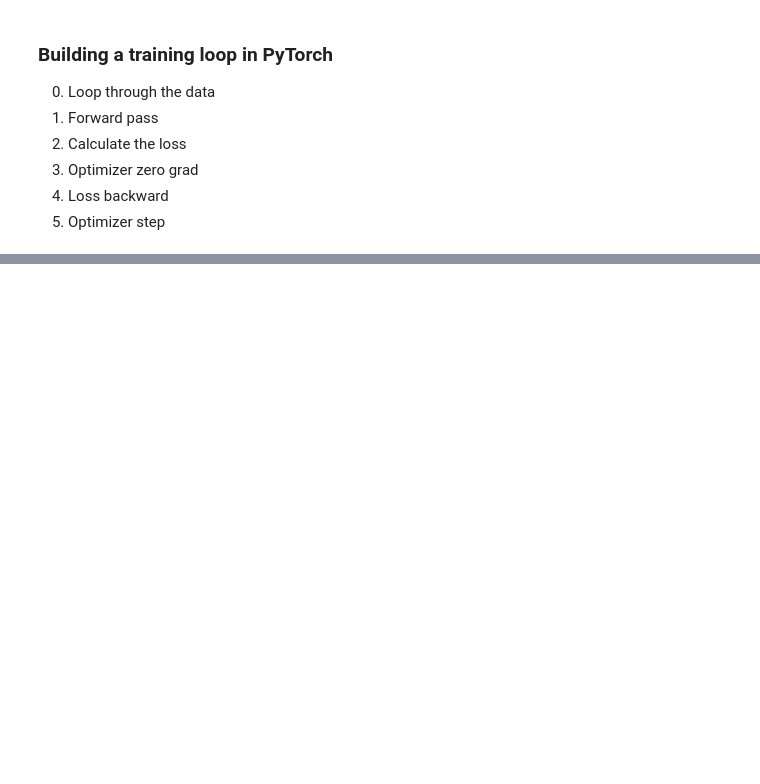
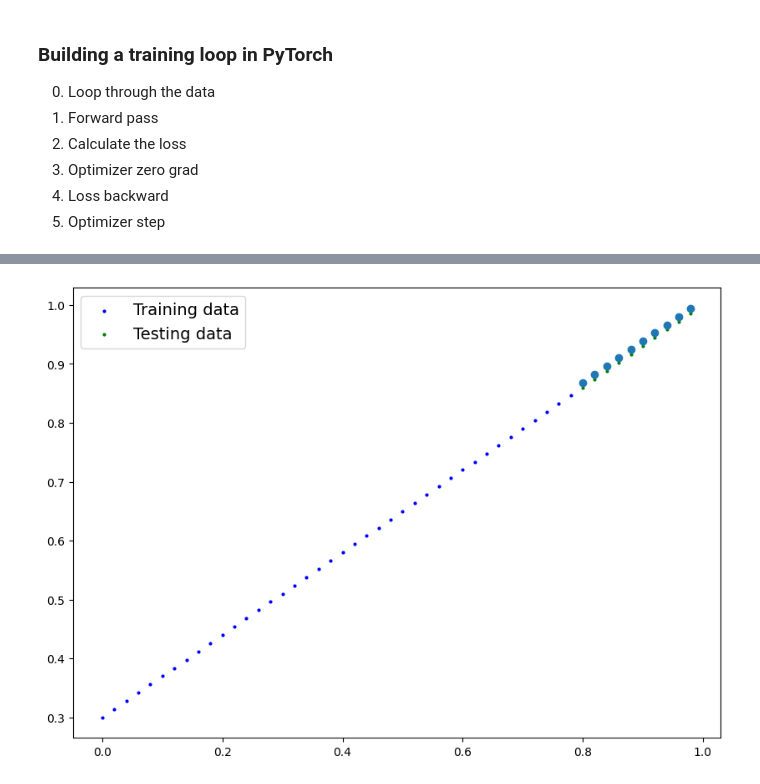
Before and after one commit to danhergir/neuralnet-, a Jupyter notebook: pytorch_workflow.ipynb, the cells around one changed output, grey strips where cells are left out. Saved outputs shown, nothing was run; the diff lists cells and outputs as text; code cells hidden in the pictures; blank space fills up the shorter version.

```diff
--- a/pytorch_workflow.ipynb
+++ b/pytorch_workflow.ipynb
@@ -201,7 +201,7 @@ optimizer = torch.optim.SGD(params=model_0.parameters(),
 torch.manual_seed(42)
 
 # An epoch is one loop through the data...
-epochs = 1
+epochs = 300
 
 # Loop through the data
 for epoch in range(epochs):
@@ -213,6 +213,7 @@ for epoch in range(epochs):
 
   # 2. Calculate the loss
   loss = loss_fn(y_pred, y_train)
+  print(f'Loss: {loss}')
 
   # 3. Optimizer zero grad
   optimizer.zero_grad()
@@ -225,3 +226,6 @@ for epoch in range(epochs):
 
   # Turns off gradient tracking
   model_0.eval()
+
+  # Print out model state
+  model_0.state_dict()
@@ -227,0 +250,3 @@ for epoch in range(epochs):
+# %%
+with torch.inference_mode():
+  y_preds_new = model_0(X_test)
@@ -227,0 +257,4 @@ for epoch in range(epochs):
+# %%
+plot_predictions(predictions=y_preds_new)
+# %% [output]
+[figure, added]
```
Also changed, not shown: parts of 2 cells of this notebook.
